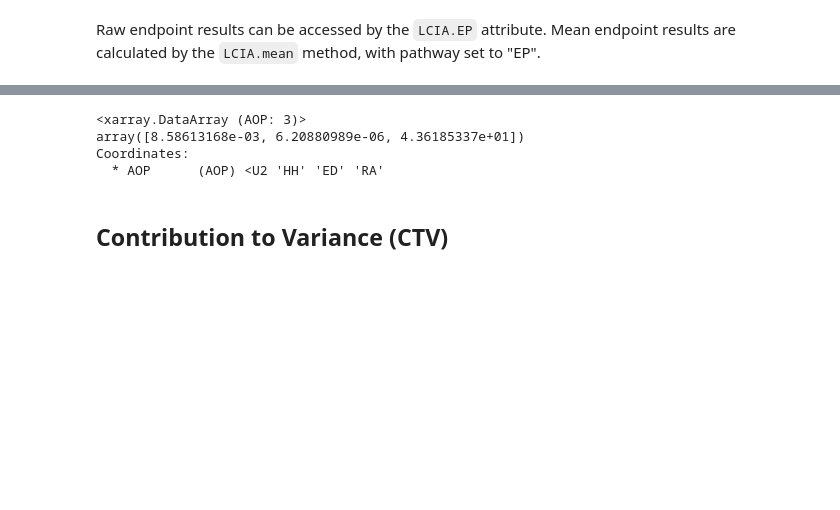
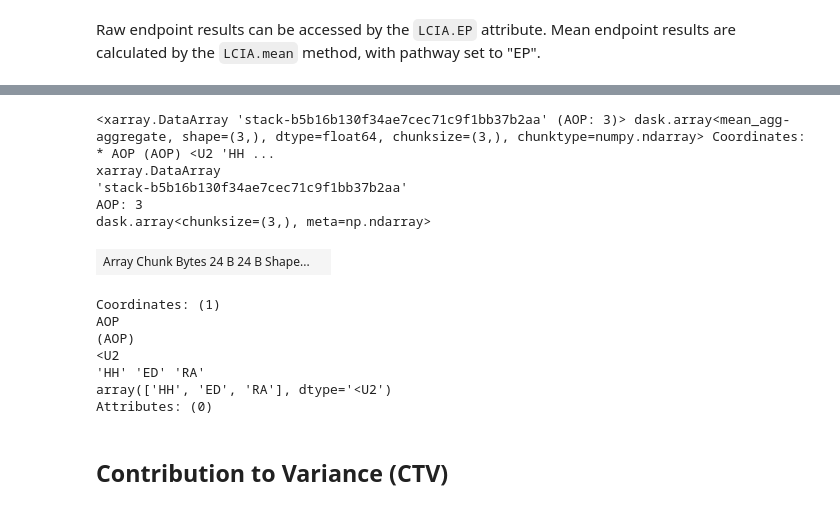
Before and after one commit to gparolin/AEco, a Jupyter notebook: Scripts/calc.ipynb, the cells around one changed output, grey strips where cells are left out. Drawn from its saved outputs; the diff is of its cells as text; code cells hidden in the pictures; blank space fills up the shorter version.

```diff
--- a/Scripts/calc.ipynb
+++ b/Scripts/calc.ipynb
@@ -126,2 +106,0 @@ Antera_spray
-# %%
-inventory.data.load()
@@ -258,12 +217,21 @@ Data variables: (12/16)
 Attributes:
     Name:     Antera_spray
 # %%
-aeco.mean("EP", by="sum").compute()
+aeco.mean("EP", by="sum")
 # %% [output]
-<xarray.DataArray (AOP: 3)>
-array([8.58613168e-03, 6.20880989e-06, 4.36185337e+01])
-Coordinates:
-  * AOP      (AOP) <U2 'HH' 'ED' 'RA'
+<xarray.DataArray 'stack-b5b16b130f34ae7cec71c9f1bb37b2aa' (AOP: 3)> dask.array<mean_agg-aggregate, shape=(3,), dtype=float64, chunksize=(3,), chunktype=numpy.ndarray> Coordinates: * AOP (AOP) <U2 'HH ...
+xarray.DataArray
+'stack-b5b16b130f34ae7cec71c9f1bb37b2aa'
+AOP: 3
+dask.array<chunksize=(3,), meta=np.ndarray>
+| Array Chunk Bytes 24 B 24 B Shape... |  |
+Coordinates: (1)
+AOP
+(AOP)
+<U2
+'HH' 'ED' 'RA'
+array(['HH', 'ED', 'RA'], dtype='<U2')
+Attributes: (0)
 # %% [markdown]
 ## Contribution to Variance (CTV)
 # %% [markdown]
```
Also changed, not shown: parts of 11 cells of this notebook, 5 other files.
